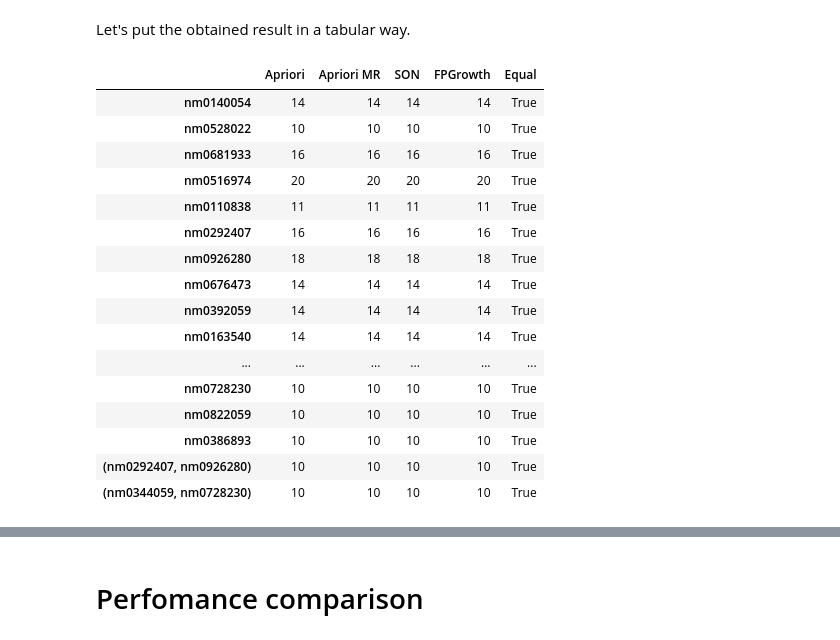
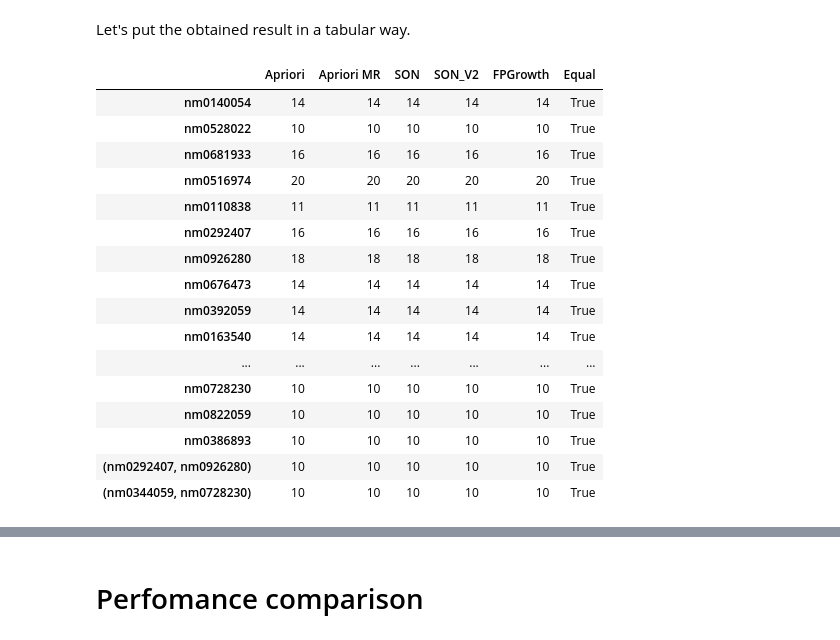
Before and after one commit to nicolasfacchinetti97/imdb_amd_project, a Jupyter notebook: imdb_market_basket_analysis.ipynb, the cells around one changed output, grey strips where cells are left out. Drawn from its saved outputs; the diff is of its cells as text; code cells hidden in the pictures.

```diff
--- a/imdb_market_basket_analysis.ipynb
+++ b/imdb_market_basket_analysis.ipynb
@@ -493,12 +540,15 @@ def son_m_r(data, support):
   """
   reduced_support = support//data.getNumPartitions()
   # use apriori on every partition
-  first_map = data.mapPartitions(lambda partition: apriori_unlimited_k(partition, reduced_support)).map(lambda x: (x[0], 1))
-  # TRYYYYYYYYYYY WITH DISTINCT ON TIME COMPLEXITY
-  first_reduce = first_map.reduceByKey(lambda a,b: a+b)       # possible to remove a+b ?????????????????
+  first_map = data.mapPartitions(lambda partition: apriori_unlimited_k(partition, reduced_support)).map(lambda x: (x[0], None))
+  first_reduce = first_map.reduceByKey(lambda a,b: a) # reduce just to remove duplicates
 
   # extract the frequent itemsets and broadcast them to worker nodes
   frequent_items = [x[0] for x in first_reduce.collect()]
+
+  # same but using spark distinct()
+  # frequent_items = data.mapPartitions(lambda partition: apriori_unlimited_k(partition, reduced_support)).map(lambda x: x[0]).distinct().collect()
+
   frequent_items = spark.sparkContext.broadcast(frequent_items)
 
   second_map = data.mapPartitions(lambda partition: count_in_partition(partition, frequent_items))
@@ -506,8 +556,9 @@ def son_m_r(data, support):
   return second_reduce
 # %%
 def son_m_r_v2(data, support):
-  reduced_support = support/data.getNumPartitions()  # mi sa che non si deve arrotondare. va bene se è un float altrimenti poterbbe uscire 0
-  candidate_frequent_itemsets_rdd = data.mapPartitions(lambda partition: apriori_unlimited_k(partition, reduced_support)).map(lambda x: x[0]).distinct()
+  reduced_support = support/data.getNumPartitions()
+
+  candidate_frequent_itemsets_rdd = data.mapPartitions(lambda partition: apriori_unlimited_k(partition, reduced_support)).map(lambda x: x[0])
 
   # broadcast the frequent items to worker nodes
   candidate_frequent_itemsets_bv = spark.sparkContext.broadcast(
@@ -586,52 +653,63 @@ son_v2
 # %% [markdown]
 Then we also train the in-library implementation of FPGrowth to have a comparison with a correct algorithm
 # %%
+from pyspark.ml.fpm import FPGrowth
+fpGrowth = FPGrowth(itemsCol="nconsts")
+
+before = time.time()
+
 # initialize
 fpGrowth.setMinSupport(minsup)
 model = fpGrowth.fit(minid.toDF())
 
 # get itemsets
 fp_growth = model.freqItemsets.collect()
+
+execution_times["fpgrowth"] = time.time() - before
 # %%
-# trasform the output of FPGrowth same as our implementations
+# trasform the output of FPGrowth to be the same as our implementations
 def trasform_format(data):
-  strings = []
-  tuples = []
+  res = []
   for d in data:
-    if len(d[0]) == 1:
-      strings.append((d[0][0], d[1]))
+    if len(d.items) == 1:
+      # ("item") -> "item"
+      itemset = d.items[0]
     else:
-      tuples.append((tuple(sorted(d[0])),d[1]))
-  return strings + tuples
+      # ("z", "a") -> ("a", "z")
+      itemset = tuple(sorted(d.items))
 
-# keep only singleton and tuples in fpgrowth result and trasform the format of results
+    res.append((itemset, d.freq))
+  return res
+
+# convert result
 fp_growth = trasform_format(fp_growth)
 # %% [markdown]
 Let's put the obtained result in a tabular way.
 # %%
 df1 = pd.DataFrame([x[1] for x in apriori1], index=[x[0] for x in apriori1], columns =['Apriori'])
 df2 = pd.DataFrame([x[1] for x in apriori2], index=[x[0] for x in apriori2], columns =['Apriori MR'])
 df3 = pd.DataFrame([x[1] for x in son], index=[x[0] for x in son], columns =['SON'])
 df4 = pd.DataFrame([x[1] for x in fp_growth], index=[x[0] for x in fp_growth], columns =['FPGrowth'])
+df5 = pd.DataFrame([x[1] for x in son_v2], index=[x[0] for x in son_v2], columns =['SON_V2'])
 
-df = pd.concat([df1, df2, df3, df4], axis=1)
+df = pd.concat([df1, df2, df3, df5, df4], axis=1)
 df["Equal"] = df.nunique(axis = 1, dropna=False) == 1
 df
 # %% [output]
-|  | Apriori | Apriori MR | SON | FPGrowth | Equal |
-| nm0140054 | 14 | 14 | 14 | 14 | True |
-| nm0528022 | 10 | 10 | 10 | 10 | True |
-| nm0681933 | 16 | 16 | 16 | 16 | True |
-| nm0516974 | 20 | 20 | 20 | 20 | True |
-| nm0110838 | 11 | 11 | 11 | 11 | True |
-| nm0292407 | 16 | 16 | 16 | 16 | True |
-| nm0926280 | 18 | 18 | 18 | 18 | True |
-| nm0676473 | 14 | 14 | 14 | 14 | True |
-| nm0392059 | 14 | 14 | 14 | 14 | True |
-| nm0163540 | 14 | 14 | 14 | 14 | True |
-| ... | ... | ... | ... | ... | ... |
-| nm0728230 | 10 | 10 | 10 | 10 | True |
-| nm0822059 | 10 | 10 | 10 | 10 | True |
-| nm0386893 | 10 | 10 | 10 | 10 | True |
-| (nm0292407, nm0926280) | 10 | 10 | 10 | 10 | True |
-| (nm0344059, nm0728230) | 10 | 10 | 10 | 10 | True |
+|  | Apriori | Apriori MR | SON | SON_V2 | FPGrowth | Equal |
+| nm0140054 | 14 | 14 | 14 | 14 | 14 | True |
+| nm0528022 | 10 | 10 | 10 | 10 | 10 | True |
+| nm0681933 | 16 | 16 | 16 | 16 | 16 | True |
+| nm0516974 | 20 | 20 | 20 | 20 | 20 | True |
+| nm0110838 | 11 | 11 | 11 | 11 | 11 | True |
+| nm0292407 | 16 | 16 | 16 | 16 | 16 | True |
+| nm0926280 | 18 | 18 | 18 | 18 | 18 | True |
+| nm0676473 | 14 | 14 | 14 | 14 | 14 | True |
+| nm0392059 | 14 | 14 | 14 | 14 | 14 | True |
+| nm0163540 | 14 | 14 | 14 | 14 | 14 | True |
+| ... | ... | ... | ... | ... | ... | ... |
+| nm0728230 | 10 | 10 | 10 | 10 | 10 | True |
+| nm0822059 | 10 | 10 | 10 | 10 | 10 | True |
+| nm0386893 | 10 | 10 | 10 | 10 | 10 | True |
+| (nm0292407, nm0926280) | 10 | 10 | 10 | 10 | 10 | True |
+| (nm0344059, nm0728230) | 10 | 10 | 10 | 10 | 10 | True |
```
Also changed, not shown: parts of 18 cells of this notebook.
